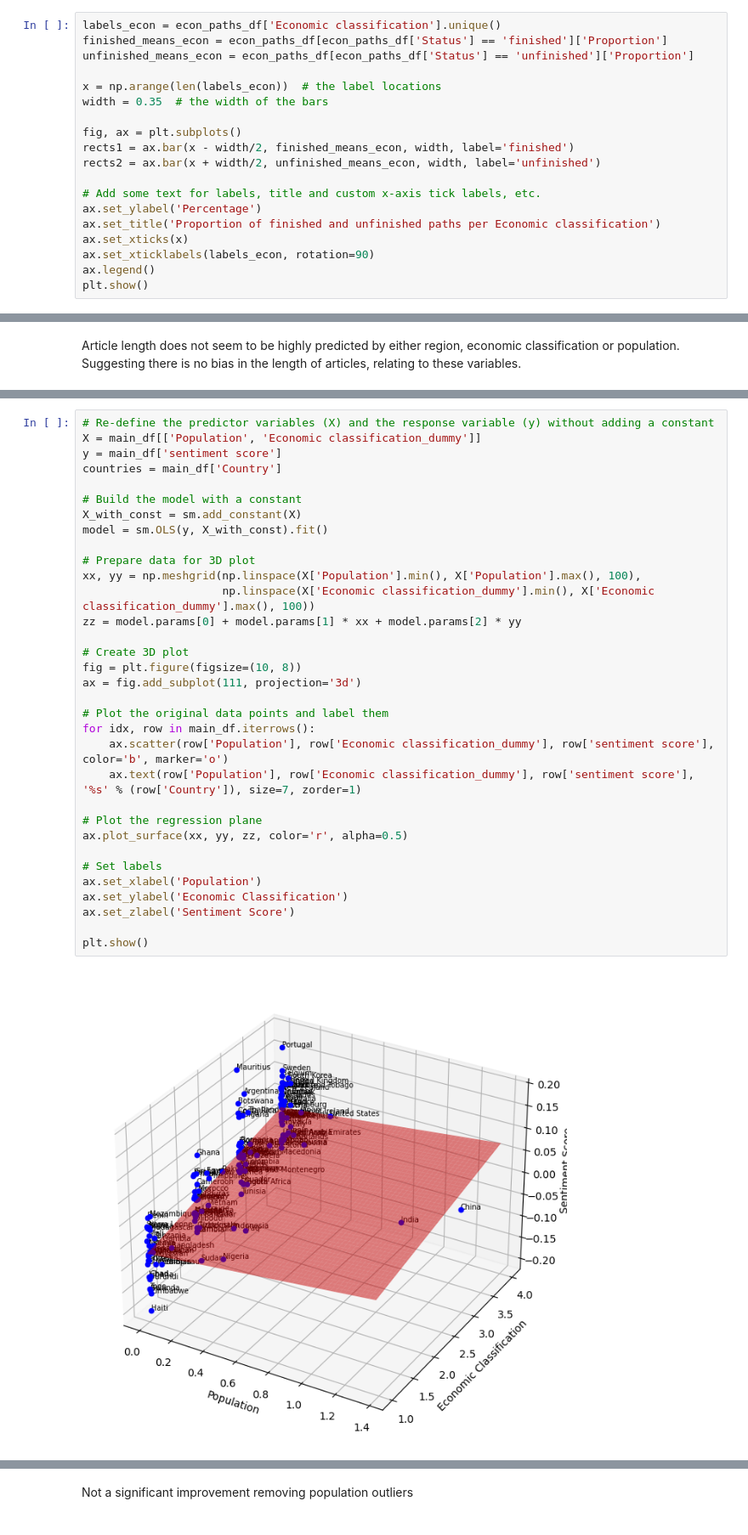
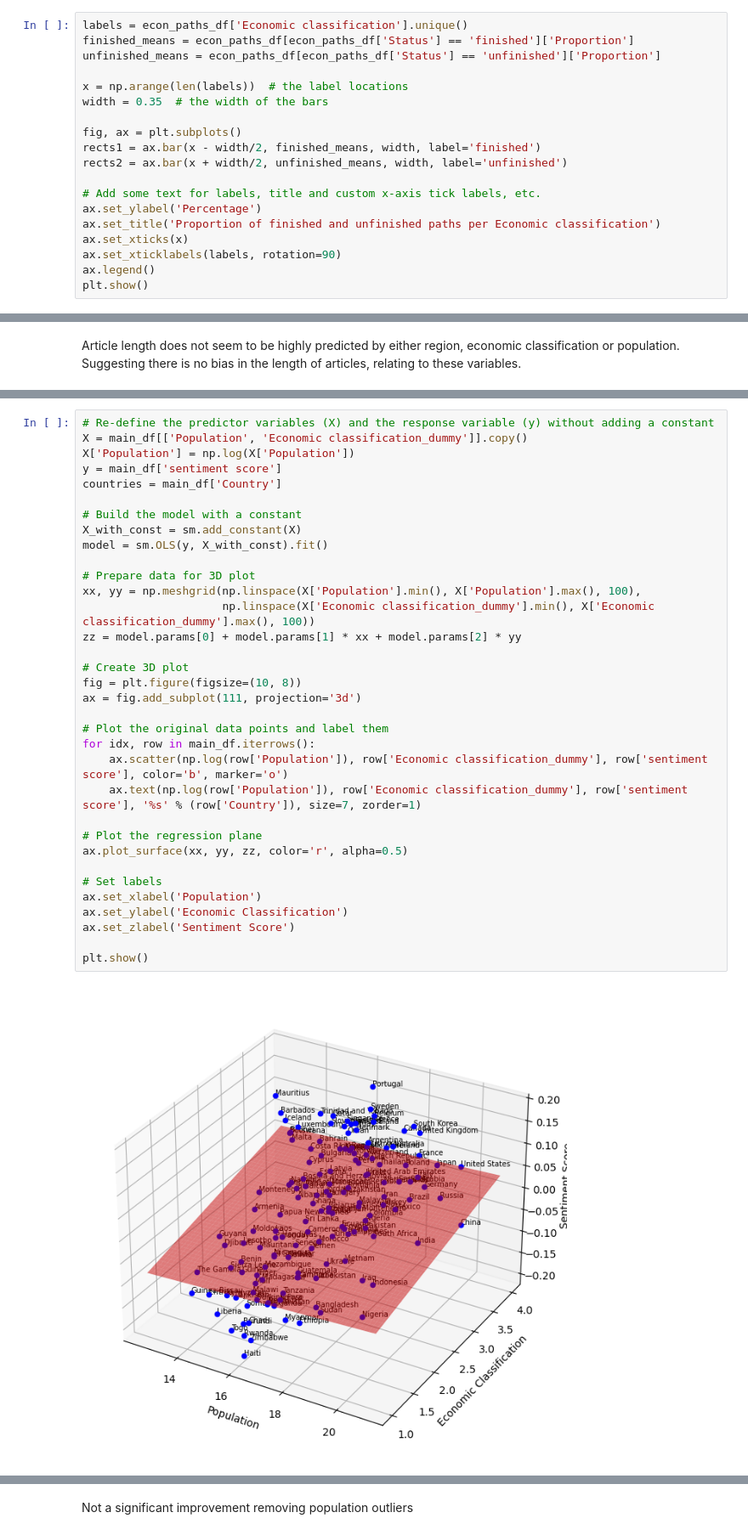
Before and after one commit to epfl-ada/ada-2023-project-jellyfish401, a Jupyter notebook: p2.ipynb, the cells around one changed output, grey strips where cells are left out. Shown at 85% size. Saved outputs shown, nothing was run; the diff lists cells and outputs as text.

Commit message:
One-hot regions and Log_population in regression analysis

```diff
--- a/p2.ipynb
+++ b/p2.ipynb
@@ -864,22 +856,22 @@ econ_paths_df
 | 6 | Upper middle income | unfinished | 10.4 |
 | 7 | Upper middle income | finished | 89.6 |
 # %%
-labels_econ = econ_paths_df['Economic classification'].unique()
-finished_means_econ = econ_paths_df[econ_paths_df['Status'] == 'finished']['Proportion']
-unfinished_means_econ = econ_paths_df[econ_paths_df['Status'] == 'unfinished']['Proportion']
+labels = econ_paths_df['Economic classification'].unique()
+finished_means = econ_paths_df[econ_paths_df['Status'] == 'finished']['Proportion']
+unfinished_means = econ_paths_df[econ_paths_df['Status'] == 'unfinished']['Proportion']
 
-x = np.arange(len(labels_econ))  # the label locations
+x = np.arange(len(labels))  # the label locations
 width = 0.35  # the width of the bars
 
 fig, ax = plt.subplots()
-rects1 = ax.bar(x - width/2, finished_means_econ, width, label='finished')
-rects2 = ax.bar(x + width/2, unfinished_means_econ, width, label='unfinished')
+rects1 = ax.bar(x - width/2, finished_means, width, label='finished')
+rects2 = ax.bar(x + width/2, unfinished_means, width, label='unfinished')
 
 # Add some text for labels, title and custom x-axis tick labels, etc.
 ax.set_ylabel('Percentage')
 ax.set_title('Proportion of finished and unfinished paths per Economic classification')
 ax.set_xticks(x)
-ax.set_xticklabels(labels_econ, rotation=90)
+ax.set_xticklabels(labels, rotation=90)
 ax.legend()
 plt.show()
 # %% [output]
@@ -1860,39 +1856,40 @@ Notes:
 strong multicollinearity or other numerical problems.
 # %%
 # Re-define the predictor variables (X) and the response variable (y) without adding a constant
-X = main_df[['Population', 'Economic classification_dummy']]
+X = main_df[['Population', 'Economic classification_dummy']].copy()
+X['Population'] = np.log(X['Population'])
 y = main_df['sentiment score']
 countries = main_df['Country']
 
 # Build the model with a constant
 X_with_const = sm.add_constant(X)
 model = sm.OLS(y, X_with_const).fit()
 
 # Prepare data for 3D plot
 xx, yy = np.meshgrid(np.linspace(X['Population'].min(), X['Population'].max(), 100),
                      np.linspace(X['Economic classification_dummy'].min(), X['Economic classification_dummy'].max(), 100))
 zz = model.params[0] + model.params[1] * xx + model.params[2] * yy
 
 # Create 3D plot
 fig = plt.figure(figsize=(10, 8))
 ax = fig.add_subplot(111, projection='3d')
 
 # Plot the original data points and label them
 for idx, row in main_df.iterrows():
-    ax.scatter(row['Population'], row['Economic classification_dummy'], row['sentiment score'], color='b', marker='o')
-    ax.text(row['Population'], row['Economic classification_dummy'], row['sentiment score'], '%s' % (row['Country']), size=7, zorder=1)
+    ax.scatter(np.log(row['Population']), row['Economic classification_dummy'], row['sentiment score'], color='b', marker='o')
+    ax.text(np.log(row['Population']), row['Economic classification_dummy'], row['sentiment score'], '%s' % (row['Country']), size=7, zorder=1)
 
 # Plot the regression plane
 ax.plot_surface(xx, yy, zz, color='r', alpha=0.5)
 
 # Set labels
 ax.set_xlabel('Population')
 ax.set_ylabel('Economic Classification')
 ax.set_zlabel('Sentiment Score')
 
 plt.show()
 # %% [output]
-[figure, old version]
+[figure, new version]
 # %%
 # Exclude outliers
 main_df_no_outliers = main_df[(main_df['Country'] != 'China') & (main_df['Country'] != 'India')]
```
Also changed, not shown: parts of 23 cells of this notebook.
